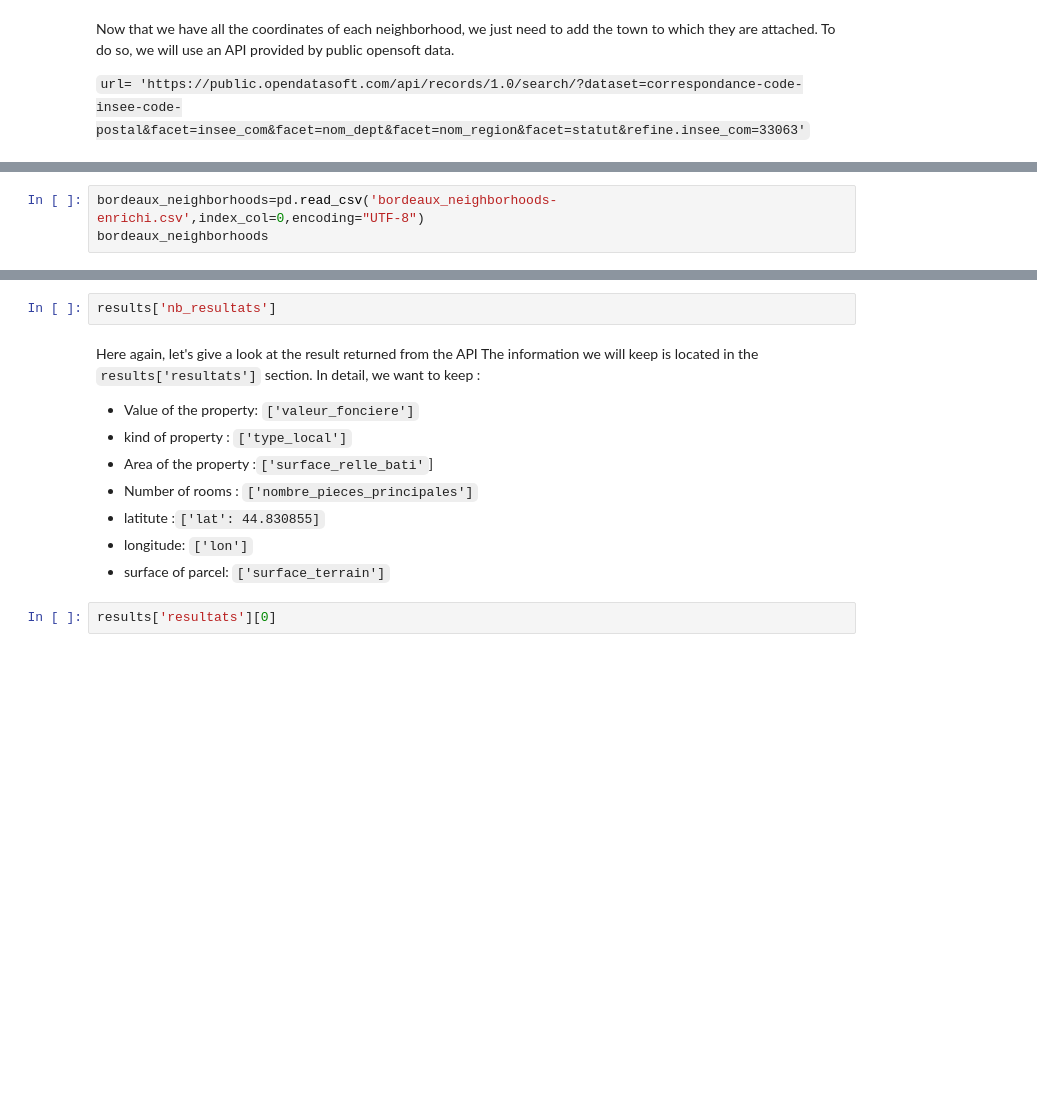
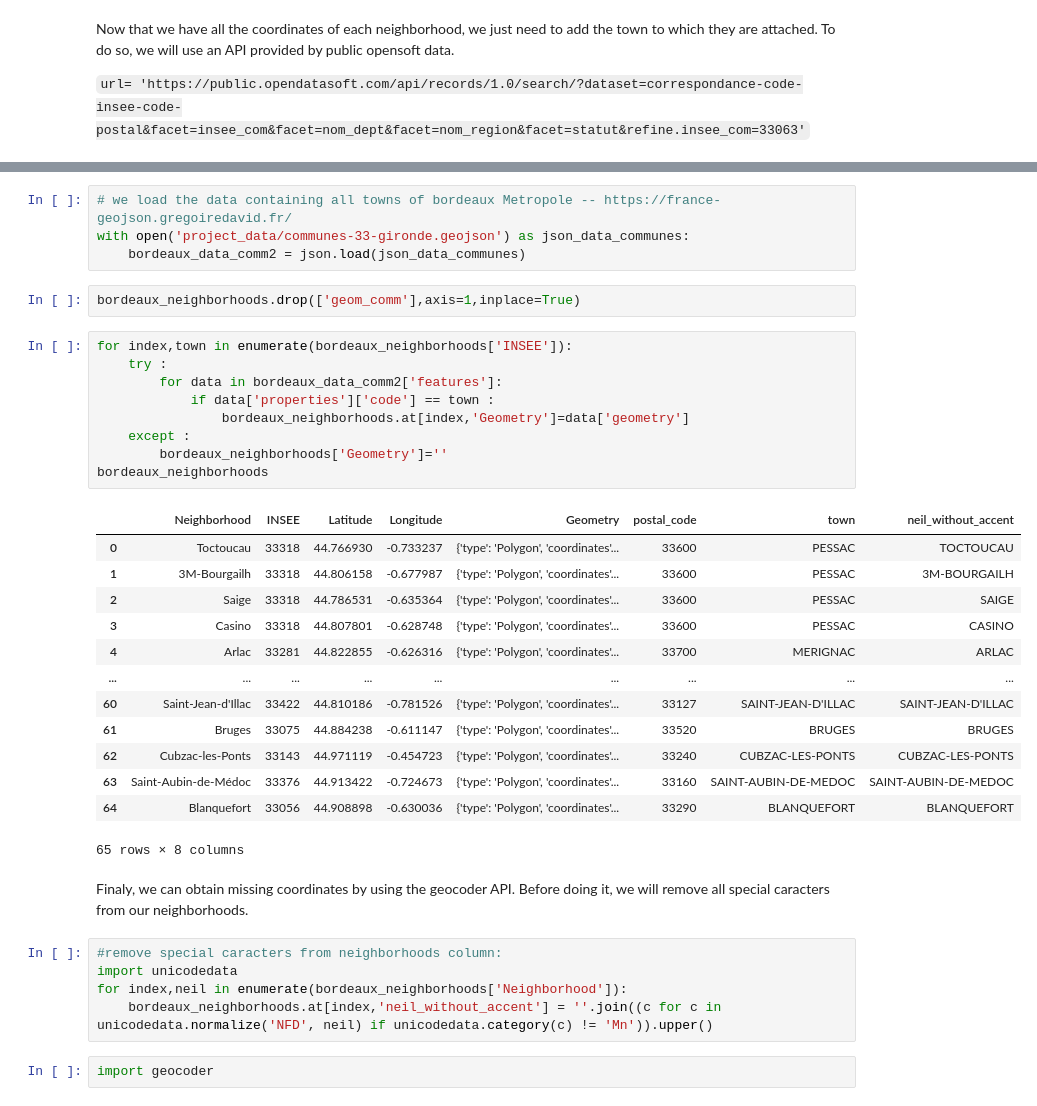
Before and after one commit to PierreBeylard/Coursera_Capstone, a Jupyter notebook: Capstone_project.ipynb, the cells around one changed output, grey strips where cells are left out. Saved outputs shown, nothing was run; the diff lists cells and outputs as text; blank space fills up the shorter version.

```diff
--- a/Capstone_project.ipynb
+++ b/Capstone_project.ipynb
@@ -188,3 +194,0 @@ bordeaux_neighborhoods.to_csv('bordeaux_neighborhoods-enrichi.csv',encoding="UTF
-# %%
-bordeaux_neighborhoods=pd.read_csv('bordeaux_neighborhoods-enrichi.csv',index_col=0,encoding="UTF-8")
-bordeaux_neighborhoods
@@ -265,15 +195,39 @@ results.keys()
-# %%
-results['nb_resultats']
-# %% [markdown]
-Here again, let's give a look at the result returned from the API
-The information we will keep is located in the `results['resultats']` section.
-In detail, we want to keep :
-* Value of the property: `['valeur_fonciere']`
-* kind of property : `['type_local']`
-* Area of the property :`['surface_relle_bati'`]
-* Number of rooms : `['nombre_pieces_principales']`
-* latitute :`['lat': 44.830855]`
-* longitude: `['lon']`
-* surface of parcel:  `['surface_terrain']`
-# %%
-results['resultats'][0]
+# %%
+# we load the data containing all towns of bordeaux Metropole -- https://france-geojson.gregoiredavid.fr/
+with open('project_data/communes-33-gironde.geojson') as json_data_communes:
+    bordeaux_data_comm2 = json.load(json_data_communes)
+# %%
+bordeaux_neighborhoods.drop(['geom_comm'],axis=1,inplace=True)
+# %%
+for index,town in enumerate(bordeaux_neighborhoods['INSEE']):
+    try :
+        for data in bordeaux_data_comm2['features']:
+            if data['properties']['code'] == town :
+                bordeaux_neighborhoods.at[index,'Geometry']=data['geometry']
+    except :
+        bordeaux_neighborhoods['Geometry']=''
+bordeaux_neighborhoods
+# %% [output]
+|  | Neighborhood | INSEE | Latitude | Longitude | Geometry | postal_code | town | neil_without_accent |
+| 0 | Toctoucau | 33318 | 44.766930 | -0.733237 | {'type': 'Polygon', 'coordinates'... | 33600 | PESSAC | TOCTOUCAU |
+| 1 | 3M-Bourgailh | 33318 | 44.806158 | -0.677987 | {'type': 'Polygon', 'coordinates'... | 33600 | PESSAC | 3M-BOURGAILH |
+| 2 | Saige | 33318 | 44.786531 | -0.635364 | {'type': 'Polygon', 'coordinates'... | 33600 | PESSAC | SAIGE |
+| 3 | Casino | 33318 | 44.807801 | -0.628748 | {'type': 'Polygon', 'coordinates'... | 33600 | PESSAC | CASINO |
+| 4 | Arlac | 33281 | 44.822855 | -0.626316 | {'type': 'Polygon', 'coordinates'... | 33700 | MERIGNAC | ARLAC |
+| ... | ... | ... | ... | ... | ... | ... | ... | ... |
+| 60 | Saint-Jean-d'Illac | 33422 | 44.810186 | -0.781526 | {'type': 'Polygon', 'coordinates'... | 33127 | SAINT-JEAN-D'ILLAC | SAINT-JEAN-D'ILLAC |
+| 61 | Bruges | 33075 | 44.884238 | -0.611147 | {'type': 'Polygon', 'coordinates'... | 33520 | BRUGES | BRUGES |
+| 62 | Cubzac-les-Ponts | 33143 | 44.971119 | -0.454723 | {'type': 'Polygon', 'coordinates'... | 33240 | CUBZAC-LES-PONTS | CUBZAC-LES-PONTS |
+| 63 | Saint-Aubin-de-Médoc | 33376 | 44.913422 | -0.724673 | {'type': 'Polygon', 'coordinates'... | 33160 | SAINT-AUBIN-DE-MEDOC | SAINT-AUBIN-DE-MEDOC |
+| 64 | Blanquefort | 33056 | 44.908898 | -0.630036 | {'type': 'Polygon', 'coordinates'... | 33290 | BLANQUEFORT | BLANQUEFORT |
+65 rows × 8 columns
+# %% [markdown]
+Finaly, we can obtain missing coordinates by using the geocoder API.
+Before doing it, we will remove all special caracters from our neighborhoods.
+# %%
+#remove special caracters from neighborhoods column:
+import unicodedata
+for index,neil in enumerate(bordeaux_neighborhoods['Neighborhood']):
+    bordeaux_neighborhoods.at[index,'neil_without_accent'] = ''.join((c for c in unicodedata.normalize('NFD', neil) if unicodedata.category(c) != 'Mn')).upper()
+# %%
+import geocoder
```
Also changed, not shown: parts of 38 cells of this notebook.
